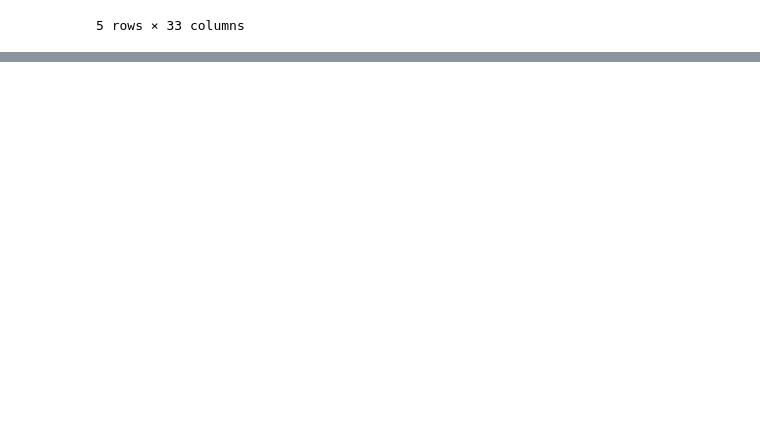
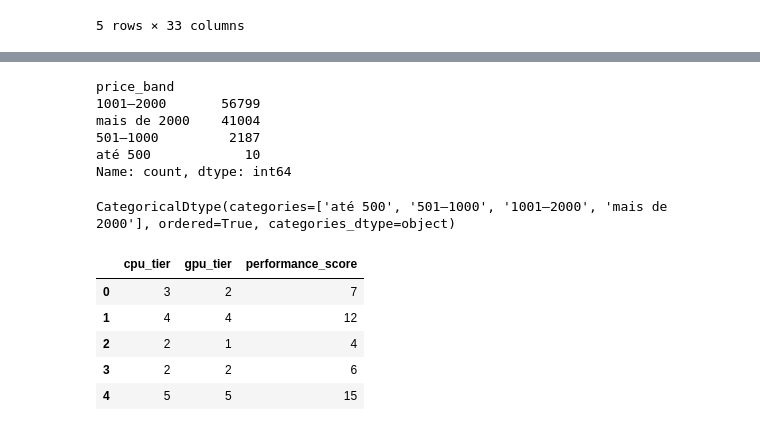
Before and after one commit to ATMD4/AnaliseDados, a Jupyter notebook: ADVD.ipynb, the cells around one changed output, grey strips where cells are left out. Saved outputs shown, nothing was run; the diff lists cells and outputs as text; code cells hidden in the pictures; blank space fills up the shorter version.

```diff
--- a/ADVD.ipynb
+++ b/ADVD.ipynb
@@ -225,0 +352,10 @@ Name: count, dtype: int64
+# %%
+# Transformação 4: indicador de computador gaming
+
+df["is_gaming"] = (
+    (df["vram_gb"] >= 8) &
+    (df["is_high_ram"]) &
+    (df["refresh_hz"] >= 120)
+)
+
+df["is_gaming"].value_counts()
@@ -225,0 +398,10 @@ Name: count, dtype: int64
+# %%
+# Transformação 5: indicador se o desktop vem em bundle (PC + monitor)
+
+df["is_bundle"] = (
+    (df["device_type"] == "Desktop") &
+    (df["display_size_in"].notna()) &
+    (df["display_size_in"] > 0)
+)
+
+df["is_bundle"].value_counts()
@@ -225,0 +450,30 @@ Name: count, dtype: int64
+# %%
+bins = [0, 500, 1000, 2000, df["price"].max()]
+labels = ["até 500", "501–1000", "1001–2000", "mais de 2000"]
+
+df["price_band"] = pd.cut(df["price"], bins=bins, labels=labels)
+df["price_band"].value_counts()
+# %% [output]
+price_band
+1001–2000       56799
+mais de 2000    41004
+501–1000         2187
+até 500            10
+Name: count, dtype: int64
+# %%
+df["price_band"].dtype
+# %% [output]
+CategoricalDtype(categories=['até 500', '501–1000', '1001–2000', 'mais de 2000'], ordered=True, categories_dtype=object)
+# %%
+# Transformação extra: índice simples de desempenho (CPU + GPU)
+
+df["performance_score"] = df["gpu_tier"] * 2 + df["cpu_tier"]
+
+df[["cpu_tier", "gpu_tier", "performance_score"]].head()
+# %% [output]
+|  | cpu_tier | gpu_tier | performance_score |
+| 0 | 3 | 2 | 7 |
+| 1 | 4 | 4 | 12 |
+| 2 | 2 | 1 | 4 |
+| 3 | 2 | 2 | 6 |
+| 4 | 5 | 5 | 15 |
```
Also changed, not shown: parts of 56 cells of this notebook, 1 other file.
